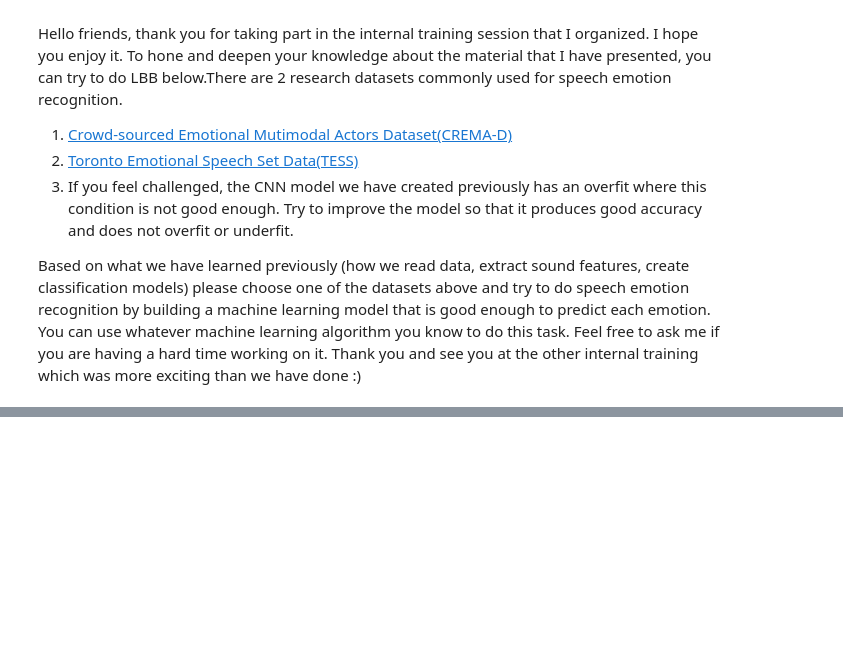
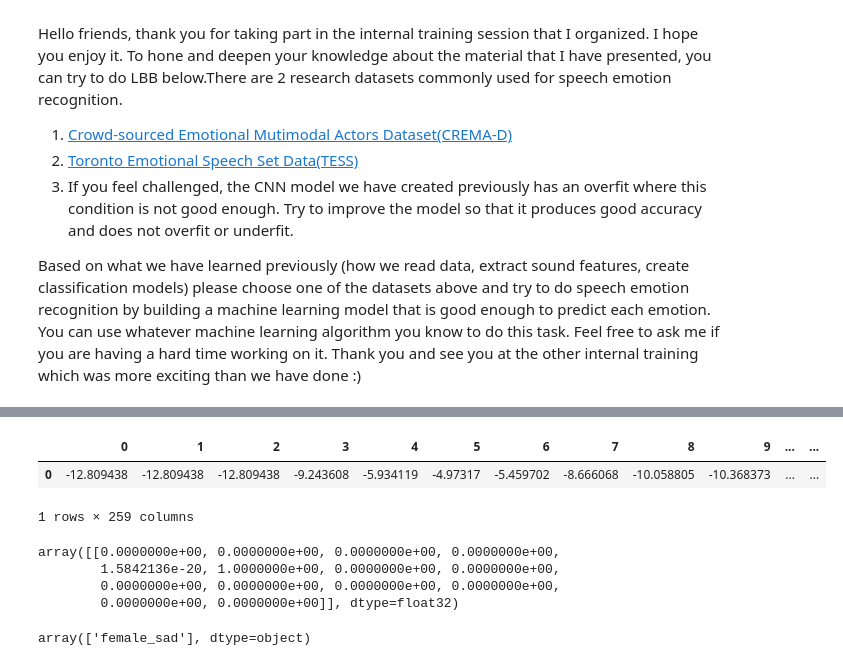
Before and after one commit to fafilia/speech-emotions-recognition, a Jupyter notebook: Speech_Emotions_Recognition.ipynb, the cells around one changed output, grey strips where cells are left out. Cells and saved outputs as stored; diff of their text form; code cells hidden in the pictures; blank space fills up the shorter version.

```diff
--- a/Speech_Emotions_Recognition.ipynb
+++ b/Speech_Emotions_Recognition.ipynb
@@ -592,0 +654,2 @@ Based on what we have learned previously (how we read data, extract sound featur
+# %%
+data, sampling_rate = librosa.load('sad_test.wav')
@@ -592,0 +660,28 @@ Based on what we have learned previously (how we read data, extract sound featur
+# %%
+X, sample_rate = librosa.load('test_dog.wav'
+                              ,res_type='kaiser_fast'
+                              ,duration=3
+                              ,sr=44100
+                              ,offset=0.5
+                             )
+
+sample_rate = np.array(sample_rate)
+mfccs = np.mean(librosa.feature.mfcc(y=X, sr=sample_rate, n_mfcc=40),axis=0)
+newdf = pd.DataFrame(data=mfccs).T
+newdf
+# %% [output]
+|  | 0 | 1 | 2 | 3 | 4 | 5 | 6 | 7 | 8 | 9 | ... | ... |
+| 0 | -12.809438 | -12.809438 | -12.809438 | -9.243608 | -5.934119 | -4.97317 | -5.459702 | -8.666068 | -10.058805 | -10.368373 | ... | ... |
+1 rows × 259 columns
+# %%
+newdf= np.expand_dims(newdf, axis=2)
+newpred = model.predict(newdf,
+                         batch_size=16,
+                         verbose=0)
+
+newpred
+# %% [output]
+array([[0.0000000e+00, 0.0000000e+00, 0.0000000e+00, 0.0000000e+00,
+        1.5842136e-20, 1.0000000e+00, 0.0000000e+00, 0.0000000e+00,
+        0.0000000e+00, 0.0000000e+00, 0.0000000e+00, 0.0000000e+00,
+        0.0000000e+00, 0.0000000e+00]], dtype=float32)
@@ -592,0 +692,4 @@ Based on what we have learned previously (how we read data, extract sound featur
+# %%
+final
+# %% [output]
+array(['female_sad'], dtype=object)
```
Also changed, not shown: parts of 5 cells of this notebook.
